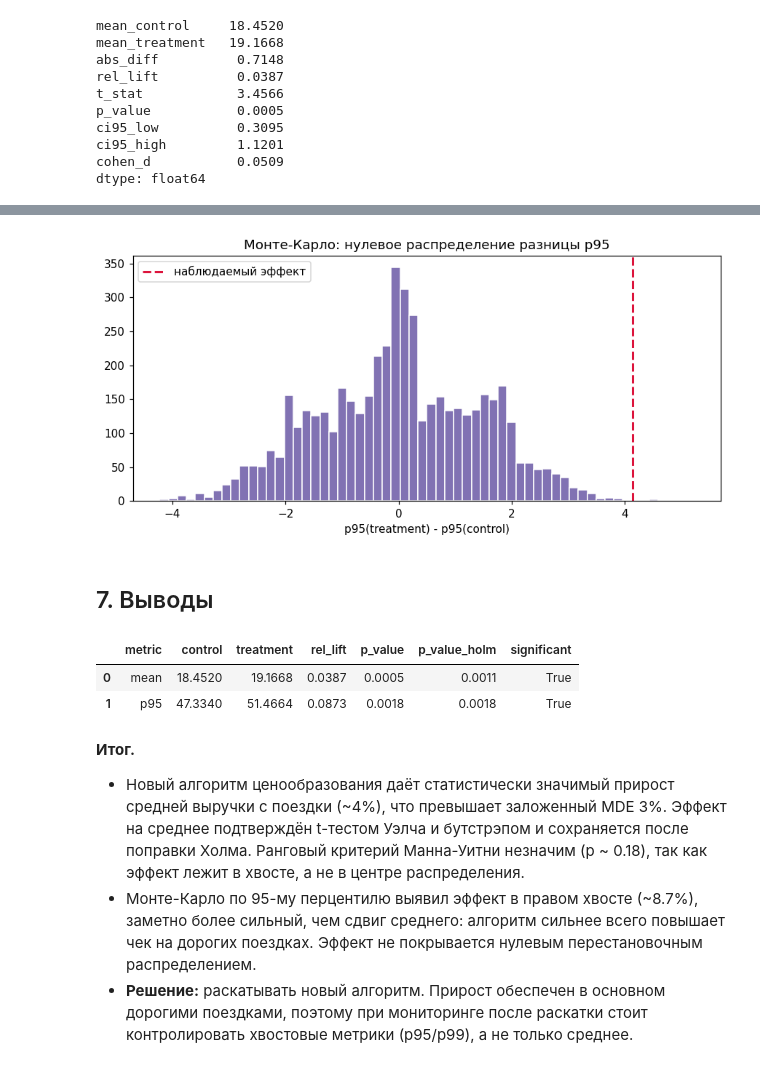
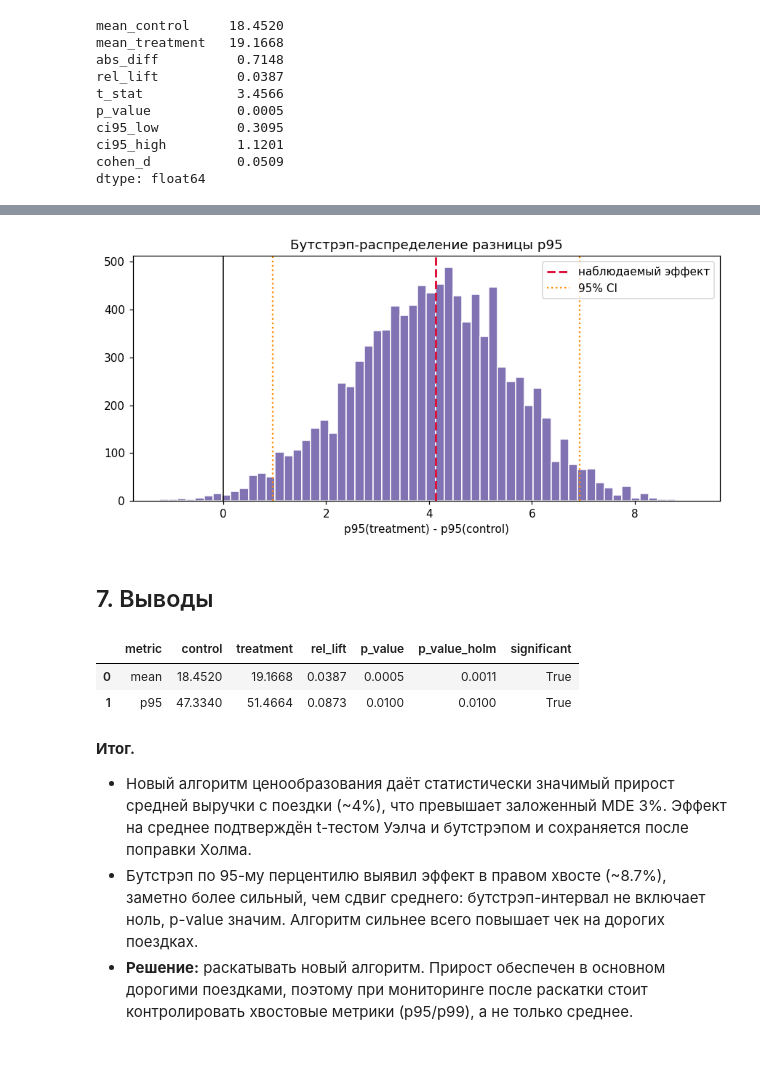
Before and after one commit to Razil7/AB_analysis, a Jupyter notebook: AB_test_pricing.ipynb, the cells around one changed output, grey strips where cells are left out. Saved outputs shown, nothing was run; the diff lists cells and outputs as text; code cells hidden in the pictures.

```diff
--- a/AB_test_pricing.ipynb
+++ b/AB_test_pricing.ipynb
@@ -374,27 +349,22 @@ obs_p95_c, obs_p95_t = p95(c), p95(t)
 obs_diff_p95 = obs_p95_t - obs_p95_c
 
 mc_rng = np.random.default_rng(202)
-pooled = np.concatenate([c, t])
-M = 5000
-perm_diff = np.empty(M)
-for i in range(M):
-    idx = mc_rng.permutation(pooled.size)
-    perm_diff[i] = p95(pooled[idx[:nc]]) - p95(pooled[idx[nc:]])
-
-p_perm = (np.sum(np.abs(perm_diff) >= np.abs(obs_diff_p95)) + 1) / (M + 1)
-
+M = 10000
 boot_p95 = np.empty(M)
 for i in range(M):
     boot_p95[i] = p95(mc_rng.choice(t, nt, replace=True)) - p95(mc_rng.choice(c, nc, replace=True))
+
 ci_p95 = np.percentile(boot_p95, [2.5, 97.5])
+tail = min(int((boot_p95 <= 0).sum()), int((boot_p95 >= 0).sum()))
+p_boot_p95 = min(1.0, 2 * (tail + 1) / (M + 1))
 
 pd.Series({
     'p95_control': obs_p95_c,
     'p95_treatment': obs_p95_t,
     'abs_diff_p95': obs_diff_p95,
     'rel_lift_p95': obs_diff_p95 / obs_p95_c,
-    'permutation_p_value': p_perm,
     'bootstrap_ci_low': ci_p95[0],
     'bootstrap_ci_high': ci_p95[1],
+    'bootstrap_p_value': p_boot_p95,
 })
 # %% [output]
@@ -408,36 +378,39 @@ bootstrap_ci_high      6.8699
 dtype: float64
 # %%
 plt.figure(figsize=(8, 4))
-plt.hist(perm_diff, bins=60, color='#8172B3', edgecolor='white')
+plt.hist(boot_p95, bins=60, color='#8172B3', edgecolor='white')
+plt.axvline(0, color='black', lw=1)
 plt.axvline(obs_diff_p95, color='crimson', ls='--', lw=2, label='наблюдаемый эффект')
-plt.title('Монте-Карло: нулевое распределение разницы p95')
+plt.axvline(ci_p95[0], color='darkorange', ls=':', lw=1.5)
+plt.axvline(ci_p95[1], color='darkorange', ls=':', lw=1.5, label='95% CI')
+plt.title('Бутстрэп-распределение разницы p95')
 plt.xlabel('p95(treatment) - p95(control)')
 plt.legend()
 plt.tight_layout()
 plt.show()
 # %% [output]
-[figure, old version]
+[figure, new version]
 # %% [markdown]
 ## 7. Выводы
 # %%
-reject, p_adj, _, _ = multipletests([p_value, p_perm], alpha=0.05, method='holm')
+reject, p_adj, _, _ = multipletests([p_value, p_boot_p95], alpha=0.05, method='holm')
 
 pd.DataFrame({
     'metric': ['mean', 'p95'],
     'control': [mean_c, obs_p95_c],
     'treatment': [mean_t, obs_p95_t],
     'rel_lift': [rel_lift, obs_diff_p95 / obs_p95_c],
-    'p_value': [p_value, p_perm],
+    'p_value': [p_value, p_boot_p95],
     'p_value_holm': p_adj,
     'significant': reject,
 })
 # %% [output]
 |  | metric | control | treatment | rel_lift | p_value | p_value_holm | significant |
 | 0 | mean | 18.4520 | 19.1668 | 0.0387 | 0.0005 | 0.0011 | True |
-| 1 | p95 | 47.3340 | 51.4664 | 0.0873 | 0.0018 | 0.0018 | True |
+| 1 | p95 | 47.3340 | 51.4664 | 0.0873 | 0.0100 | 0.0100 | True |
 # %% [markdown]
 **Итог.**
 
-- Новый алгоритм ценообразования даёт статистически значимый прирост средней выручки с поездки (~4%), что превышает заложенный MDE 3%. Эффект на среднее подтверждён t-тестом Уэлча и бутстрэпом и сохраняется после поправки Холма. Ранговый критерий Манна-Уитни незначим (p ~ 0.18), так как эффект лежит в хвосте, а не в центре распределения.
-- Монте-Карло по 95-му перцентилю выявил эффект в правом хвосте (~8.7%), заметно более сильный, чем сдвиг среднего: алгоритм сильнее всего повышает чек на дорогих поездках. Эффект не покрывается нулевым перестановочным распределением.
+- Новый алгоритм ценообразования даёт статистически значимый прирост средней выручки с поездки (~4%), что превышает заложенный MDE 3%. Эффект на среднее подтверждён t-тестом Уэлча и бутстрэпом и сохраняется после поправки Холма.
+- Бутстрэп по 95-му перцентилю выявил эффект в правом хвосте (~8.7%), заметно более сильный, чем сдвиг среднего: бутстрэп-интервал не включает ноль, p-value значим. Алгоритм сильнее всего повышает чек на дорогих поездках.
 - **Решение:** раскатывать новый алгоритм. Прирост обеспечен в основном дорогими поездками, поэтому при мониторинге после раскатки стоит контролировать хвостовые метрики (p95/p99), а не только среднее.
```
Also changed, not shown: parts of 9 cells of this notebook.
